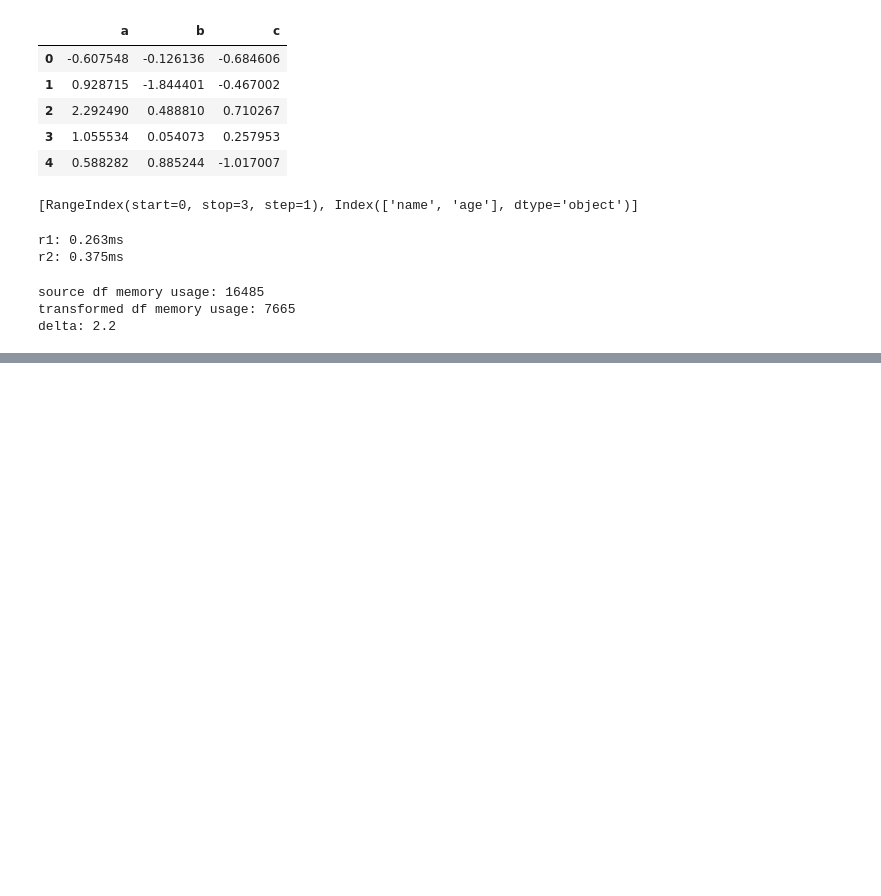
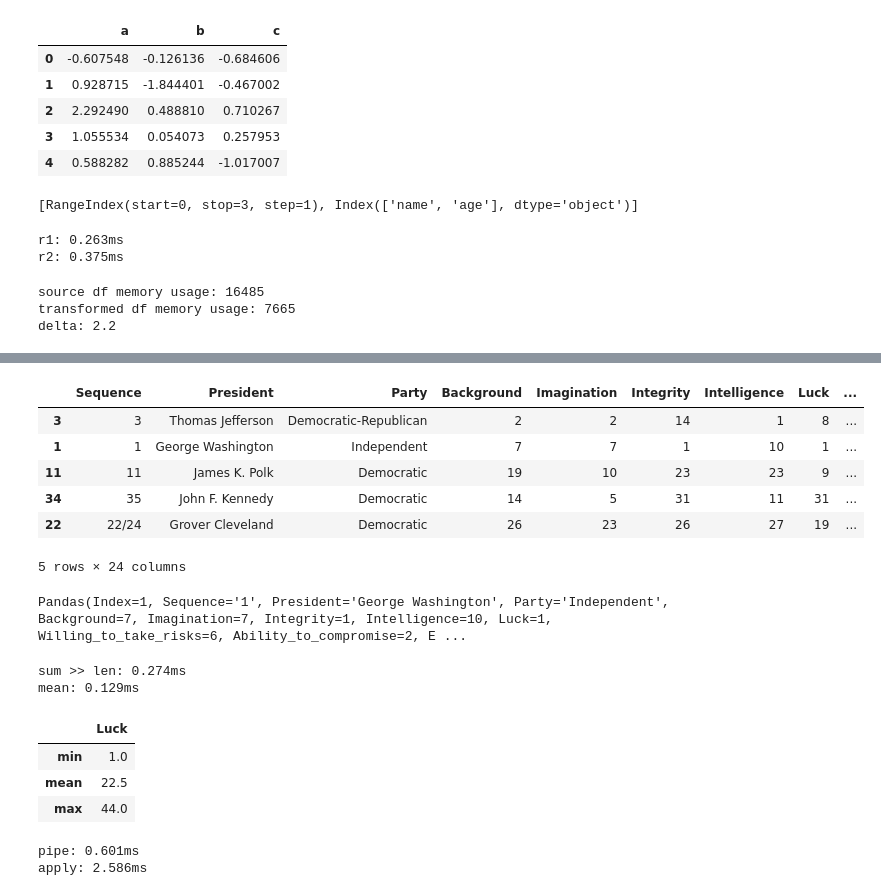
Before and after one commit to golyshevskii/pandas_thoughts, a Jupyter notebook: lol_dataframe.ipynb, the cells around one changed output, grey strips where cells are left out. Drawn from its saved outputs; the diff is of its cells as text; code cells hidden in the pictures; blank space fills up the shorter version.

Commit message:
agg apply loops

```diff
--- a/lol_dataframe.ipynb
+++ b/lol_dataframe.ipynb
@@ -124,3 +124,72 @@ hm.set_xticklabels(hm.get_xticklabels(), rotation=45, fontsize=8, ha='right')
 fig.savefig('./data/plots/20-pres.png', bbox_inches='tight')
 # %% [output]
 [figure]
+# %%
+import pandas as pd
+
+
+df = t_df
+df.head()
+df.tail()
+df.sample(5)
+# %% [output]
+|  | Sequence | President | Party | Background | Imagination | Integrity | Intelligence | Luck | ... |
+| 3 | 3 | Thomas Jefferson | Democratic-Republican | 2 | 2 | 14 | 1 | 8 | ... |
+| 1 | 1 | George Washington | Independent | 7 | 7 | 1 | 10 | 1 | ... |
+| 11 | 11 | James K. Polk | Democratic | 19 | 10 | 23 | 23 | 9 | ... |
+| 34 | 35 | John F. Kennedy | Democratic | 14 | 5 | 31 | 11 | 31 | ... |
+| 22 | 22/24 | Grover Cleveland | Democratic | 26 | 23 | 26 | 27 | 19 | ... |
+5 rows × 24 columns
+# %%
+# for col, rows in df.items():
+#     print(f'column: {col}\ndata:\n{rows}')
+#     break
+
+# for idx, row in df.iterrows():
+#     print(f'index: {idx}\ndata:\n{row}')
+#     break
+
+for tup in df.itertuples():
+    print(tup)
+    break
+# %% [output]
+Pandas(Index=1, Sequence='1', President='George Washington', Party='Independent', Background=7, Imagination=7, Integrity=1, Intelligence=10, Luck=1, Willing_to_take_risks=6, Ability_to_compromise=2, E ...
+# %%
+import time
+
+scores = df.loc[:, 'Background':'Overall']
+
+s1 = time.time()
+r1 = scores.sum(axis=1) / len(scores.columns)
+e1 = time.time()
+
+s2 = time.time()
+r2 = scores.mean(axis=1)
+e2 = time.time()
+
+print(f'sum >> len: {(e1 - s1)*10**3:.3f}ms\nmean: {(e2 - s2)*10**3:.3f}ms')
+# %% [output]
+sum >> len: 0.274ms
+mean: 0.129ms
+# %%
+df.agg({'Luck': ['min', 'mean', 'max']})
+# %% [output]
+|  | Luck |
+| min | 1.0 |
+| mean | 22.5 |
+| max | 44.0 |
+# %%
+s1 = time.time()
+(df.select_dtypes('number')
+   .pipe(lambda df_: df_.max(axis=1) - df_.min(axis=1)))
+e1 = time.time()
+
+s2 = time.time()
+(df.select_dtypes('number')
+   .apply(lambda row: row.max() - row.min(), axis=1))
+e2 = time.time()
+
+print(f'pipe: {(e1 - s1)*10**3:.3f}ms\napply: {(e2 - s2)*10**3:.3f}ms')
+# %% [output]
+pipe: 0.601ms
+apply: 2.586ms
```
